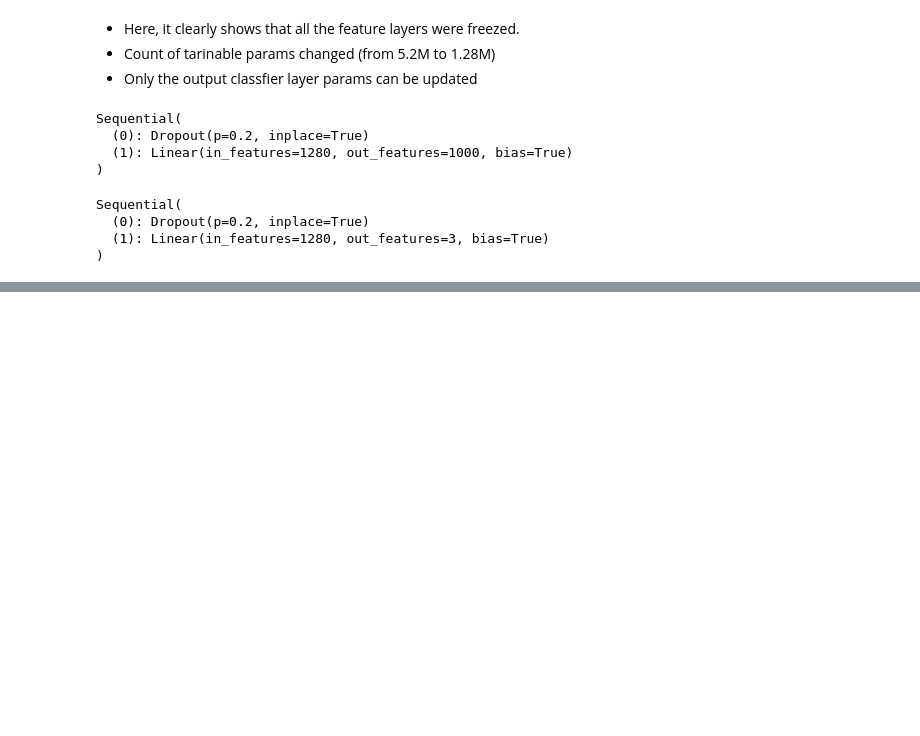
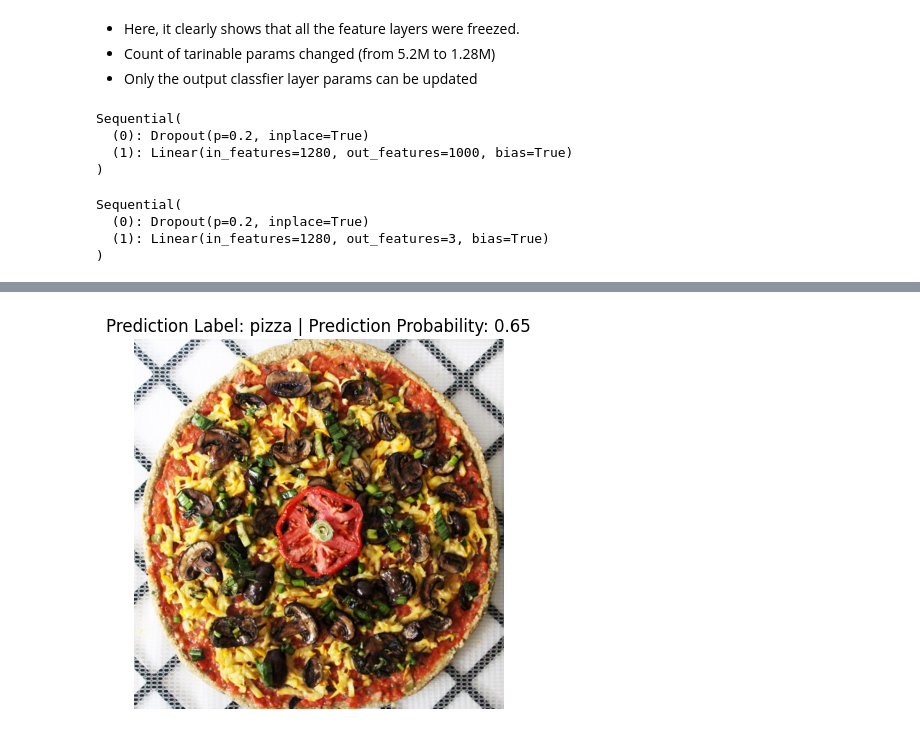
Before and after one commit to Naga-SDonepudi/PyTorch_HandsOn, a Jupyter notebook: 7_transfer_learning.ipynb, the cells around one changed output, grey strips where cells are left out. Drawn from its saved outputs; the diff is of its cells as text; code cells hidden in the pictures; blank space fills up the shorter version.

```diff
--- a/7_transfer_learning.ipynb
+++ b/7_transfer_learning.ipynb
@@ -254,0 +409,6 @@ Sequential(
+# %%
+pred_plot_img(model=model,
+              image_path=custom_img_path,
+              class_names=class_names)
+# %% [output]
+[figure, added]
```
Also changed, not shown: parts of 15 cells of this notebook.
